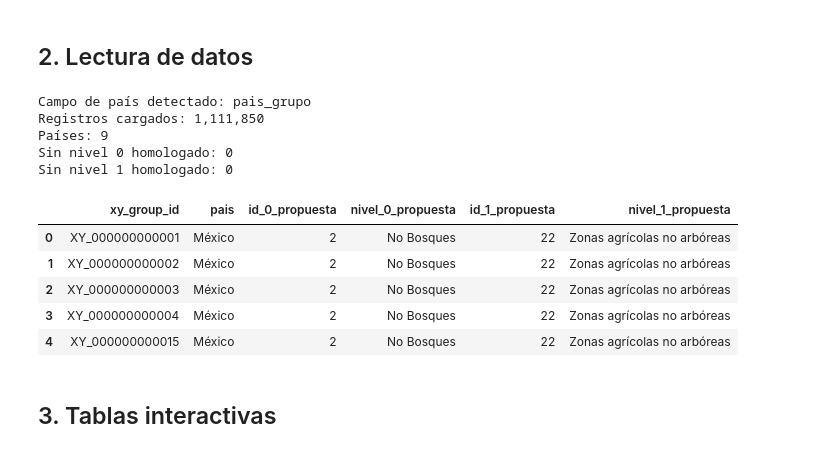
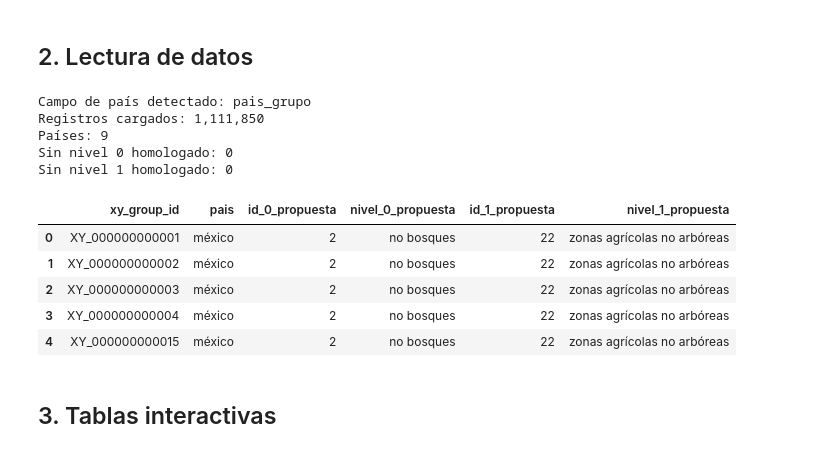
Before and after one commit to CrisVolcano/PGBM_actividad_1_diagnostico, a Jupyter notebook: notebooks/analisis_clases_homologadas.ipynb, the cells around one changed output. Cells and saved outputs as stored; diff of their text form; code cells hidden in the pictures.

```diff
--- a/notebooks/analisis_clases_homologadas.ipynb
+++ b/notebooks/analisis_clases_homologadas.ipynb
@@ -169,43 +169,53 @@ with sqlite3.connect(GPKG_PATH) as conn:
         conn,
     )
 
-df["pais"] = df["pais"].fillna("Sin país").astype(str)
+EMPTY_TEXT_VALUES = {"", "nan", "none", "null", "sin_dato", "sin dato", "no_definido"}
+
+
+def clean_text(value, empty=""):
+    if pd.isna(value):
+        return empty
+    text = str(value).strip().lower()
+    return empty if text in EMPTY_TEXT_VALUES else text
+
+
+df["pais"] = df["pais"].map(lambda value: clean_text(value, "sin país"))
 
 for field in ["nivel_0_propuesta", "nivel_1_propuesta"]:
-    df[field] = df[field].astype("string").str.strip()
+    df[field] = df[field].map(clean_text).astype("string")
 
 catalog_0["nivel_0_propuesta"] = (
-    catalog_0["nivel_0_propuesta"].astype("string").str.strip()
+    catalog_0["nivel_0_propuesta"].map(clean_text).astype("string")
 )
 catalog_1["nivel_1_propuesta"] = (
-    catalog_1["nivel_1_propuesta"].astype("string").str.strip()
+    catalog_1["nivel_1_propuesta"].map(clean_text).astype("string")
 )
 
 df["id_0_propuesta"] = pd.to_numeric(
     df["id_0_propuesta"], errors="coerce"
 ).astype("Int64")
 df["id_1_propuesta"] = pd.to_numeric(
     df["id_1_propuesta"], errors="coerce"
 ).astype("Int64")
 
 print(f"Campo de país detectado: {COUNTRY_FIELD}")
 print(f"Registros cargados: {len(df):,}")
 print(f"Países: {df['pais'].nunique():,}")
 print(f"Sin nivel 0 homologado: {df['id_0_propuesta'].isna().sum():,}")
 print(f"Sin nivel 1 homologado: {df['id_1_propuesta'].isna().sum():,}")
 display(df.head())
 # %% [output]
 Campo de país detectado: pais_grupo
 Registros cargados: 1,111,850
 Países: 9
 Sin nivel 0 homologado: 0
 Sin nivel 1 homologado: 0
 |  | xy_group_id | pais | id_0_propuesta | nivel_0_propuesta | id_1_propuesta | nivel_1_propuesta |
-| 0 | XY_000000000001 | México | 2 | No Bosques | 22 | Zonas agrícolas no arbóreas |
-| 1 | XY_000000000002 | México | 2 | No Bosques | 22 | Zonas agrícolas no arbóreas |
-| 2 | XY_000000000003 | México | 2 | No Bosques | 22 | Zonas agrícolas no arbóreas |
-| 3 | XY_000000000004 | México | 2 | No Bosques | 22 | Zonas agrícolas no arbóreas |
-| 4 | XY_000000000015 | México | 2 | No Bosques | 22 | Zonas agrícolas no arbóreas |
+| 0 | XY_000000000001 | méxico | 2 | no bosques | 22 | zonas agrícolas no arbóreas |
+| 1 | XY_000000000002 | méxico | 2 | no bosques | 22 | zonas agrícolas no arbóreas |
+| 2 | XY_000000000003 | méxico | 2 | no bosques | 22 | zonas agrícolas no arbóreas |
+| 3 | XY_000000000004 | méxico | 2 | no bosques | 22 | zonas agrícolas no arbóreas |
+| 4 | XY_000000000015 | méxico | 2 | no bosques | 22 | zonas agrícolas no arbóreas |
 # %% [markdown]
 ## 3. Tablas interactivas
 # %%
```
Also changed, not shown: 31 other files.
